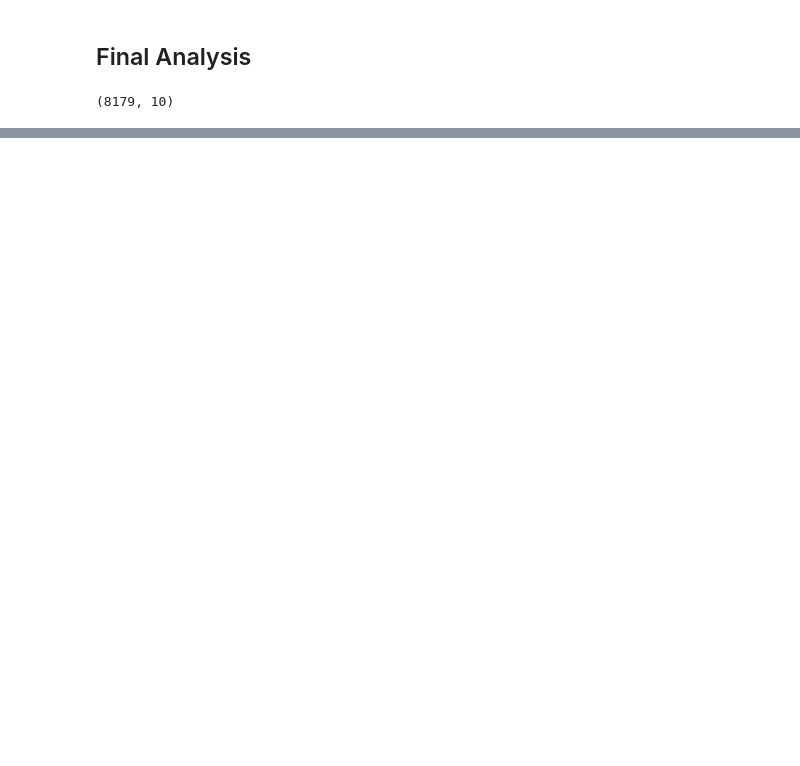
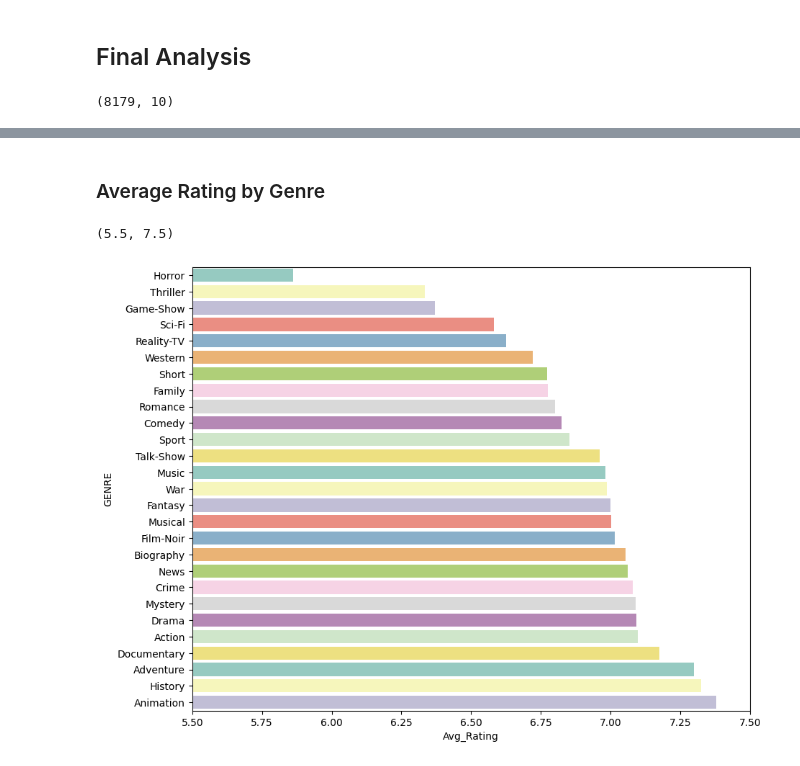
Before and after one commit to mayanksreal/data-preparation, a Jupyter notebook: 07_Cleanup_Exercise.ipynb, the cells around one changed output, grey strips where cells are left out. Cells and saved outputs as stored; diff of their text form; code cells hidden in the pictures; blank space fills up the shorter version.

```diff
--- a/07_Cleanup_Exercise.ipynb
+++ b/07_Cleanup_Exercise.ipynb
@@ -310,0 +357,3 @@ df_feature.head()
+# %%
+df_exploded = df_feature.explode("GENRE").reset_index(drop=True)
+df_exploded.head()
@@ -329,3 +417,26 @@ df_feature.isnull().sum()
 | Is_Ongoing | 0 |
 | Genre_Count | 0 |
 dtype: int64
+# %% [markdown]
+### Average Rating by Genre
+# %%
+genre_avg = (
+    df_exploded
+        .groupby("GENRE", as_index=False)["RATING"]
+        .mean()
+        .rename(columns={"RATING": "Avg_Rating"})
+        .sort_values("Avg_Rating")
+)
+
+plt.figure(figsize=(10, 8))
+
+ax = sns.barplot(
+    data=genre_avg,
+    x="Avg_Rating",
+    y="GENRE",
+)
+
+plt.xlim(5.5, 7.5)
+# %% [output]
+(5.5, 7.5)
+[figure, added]
```
Also changed, not shown: parts of 28 cells of this notebook.
